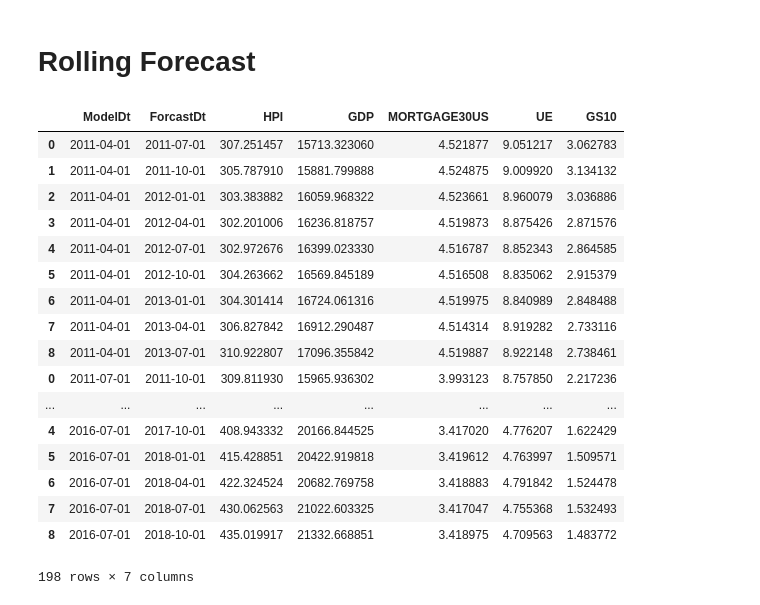
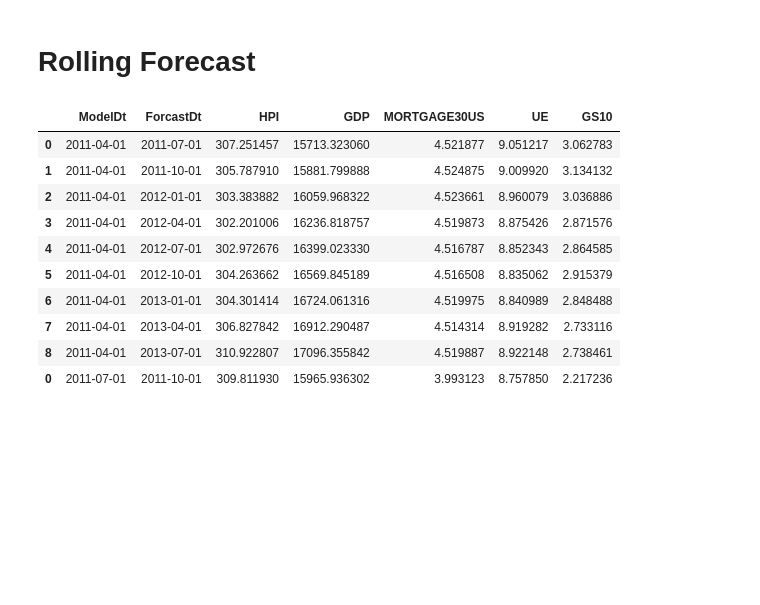
Before and after one commit to arunkpe/TimeSeriesModels, a Jupyter notebook: macroEconFcst.ipynb, the cells around one changed output. Drawn from its saved outputs; the diff is of its cells as text; code cells hidden in the pictures; blank space fills up the shorter version.

```diff
--- a/macroEconFcst.ipynb
+++ b/macroEconFcst.ipynb
@@ -842,51 +846,44 @@ while(fcst_start<=last_forecast_date):
     X = smodels.add_constant(train_ModelDF[var])
     y = train_ModelDF['MORTGAGE30US_Diff']
     model = smodels.OLS(y, X)
     mortOLS = model.fit()
     X = smodels.add_constant(fcst_ModelDF[var])
     olsfcstMort  = pd.DataFrame(mortOLS.predict(X))
 
 
     #Treasury
     var = ['HPI_logDiff_3','HPI_logDiff_4']
     X = smodels.add_constant(train_ModelDF[var])
     y = train_ModelDF['GS10_Diff']
     model = smodels.OLS(y, X)
     gsOLS = model.fit()
     X = smodels.add_constant(fcst_ModelDF[var])
     olsfcstGS  = pd.DataFrame(gsOLS.predict(X))
 
     forecastOLS = pd.concat([olsfcstHPI,olsfcstGDP,olsfcstMort,olsfcstUE,olsfcstGS],axis = 1)
     forecastOLS.columns = list_vars
     olsModelfcst = to_levels(forecastOLS, last_actual_data)
     olsModelfcst.reset_index(inplace=True)
     olsModelfcst.columns = ['ForcastDt'] + list_macrovars
     olsModelfcst['ModelDt'] = fcst_start - relativedelta(months=3)
     cols = olsModelfcst.columns.to_list()
     cols = cols[-1:] + cols[:-1]
     olsModelfcst = olsModelfcst[cols]
     olsModelfcsts = olsModelfcsts.append(olsModelfcst)
 
 
     fcst_start = fcst_start + relativedelta(months=3)
+
+olsModelfcsts.head(10)
+# %% [output]
+|  | ModelDt | ForcastDt | HPI | GDP | MORTGAGE30US | UE | GS10 |
+| 0 | 2011-04-01 | 2011-07-01 | 307.251457 | 15713.323060 | 4.521877 | 9.051217 | 3.062783 |
+| 1 | 2011-04-01 | 2011-10-01 | 305.787910 | 15881.799888 | 4.524875 | 9.009920 | 3.134132 |
+| 2 | 2011-04-01 | 2012-01-01 | 303.383882 | 16059.968322 | 4.523661 | 8.960079 | 3.036886 |
+| 3 | 2011-04-01 | 2012-04-01 | 302.201006 | 16236.818757 | 4.519873 | 8.875426 | 2.871576 |
+| 4 | 2011-04-01 | 2012-07-01 | 302.972676 | 16399.023330 | 4.516787 | 8.852343 | 2.864585 |
+| 5 | 2011-04-01 | 2012-10-01 | 304.263662 | 16569.845189 | 4.516508 | 8.835062 | 2.915379 |
+| 6 | 2011-04-01 | 2013-01-01 | 304.301414 | 16724.061316 | 4.519975 | 8.840989 | 2.848488 |
+| 7 | 2011-04-01 | 2013-04-01 | 306.827842 | 16912.290487 | 4.514314 | 8.919282 | 2.733116 |
+| 8 | 2011-04-01 | 2013-07-01 | 310.922807 | 17096.355842 | 4.519887 | 8.922148 | 2.738461 |
+| 0 | 2011-07-01 | 2011-10-01 | 309.811930 | 15965.936302 | 3.993123 | 8.757850 | 2.217236 |
-# %%
-olsModelfcsts
-# %% [output]
-|  | ModelDt | ForcastDt | HPI | GDP | MORTGAGE30US | UE | GS10 |
-| 0 | 2011-04-01 | 2011-07-01 | 307.251457 | 15713.323060 | 4.521877 | 9.051217 | 3.062783 |
-| 1 | 2011-04-01 | 2011-10-01 | 305.787910 | 15881.799888 | 4.524875 | 9.009920 | 3.134132 |
-| 2 | 2011-04-01 | 2012-01-01 | 303.383882 | 16059.968322 | 4.523661 | 8.960079 | 3.036886 |
-| 3 | 2011-04-01 | 2012-04-01 | 302.201006 | 16236.818757 | 4.519873 | 8.875426 | 2.871576 |
-| 4 | 2011-04-01 | 2012-07-01 | 302.972676 | 16399.023330 | 4.516787 | 8.852343 | 2.864585 |
-| 5 | 2011-04-01 | 2012-10-01 | 304.263662 | 16569.845189 | 4.516508 | 8.835062 | 2.915379 |
-| 6 | 2011-04-01 | 2013-01-01 | 304.301414 | 16724.061316 | 4.519975 | 8.840989 | 2.848488 |
-| 7 | 2011-04-01 | 2013-04-01 | 306.827842 | 16912.290487 | 4.514314 | 8.919282 | 2.733116 |
-| 8 | 2011-04-01 | 2013-07-01 | 310.922807 | 17096.355842 | 4.519887 | 8.922148 | 2.738461 |
-| 0 | 2011-07-01 | 2011-10-01 | 309.811930 | 15965.936302 | 3.993123 | 8.757850 | 2.217236 |
-| ... | ... | ... | ... | ... | ... | ... | ... |
-| 4 | 2016-07-01 | 2017-10-01 | 408.943332 | 20166.844525 | 3.417020 | 4.776207 | 1.622429 |
-| 5 | 2016-07-01 | 2018-01-01 | 415.428851 | 20422.919818 | 3.419612 | 4.763997 | 1.509571 |
-| 6 | 2016-07-01 | 2018-04-01 | 422.324524 | 20682.769758 | 3.418883 | 4.791842 | 1.524478 |
-| 7 | 2016-07-01 | 2018-07-01 | 430.062563 | 21022.603325 | 3.417047 | 4.755368 | 1.532493 |
-| 8 | 2016-07-01 | 2018-10-01 | 435.019917 | 21332.668851 | 3.418975 | 4.709563 | 1.483772 |
-198 rows × 7 columns
```
Also changed, not shown: parts of 5 cells of this notebook.
